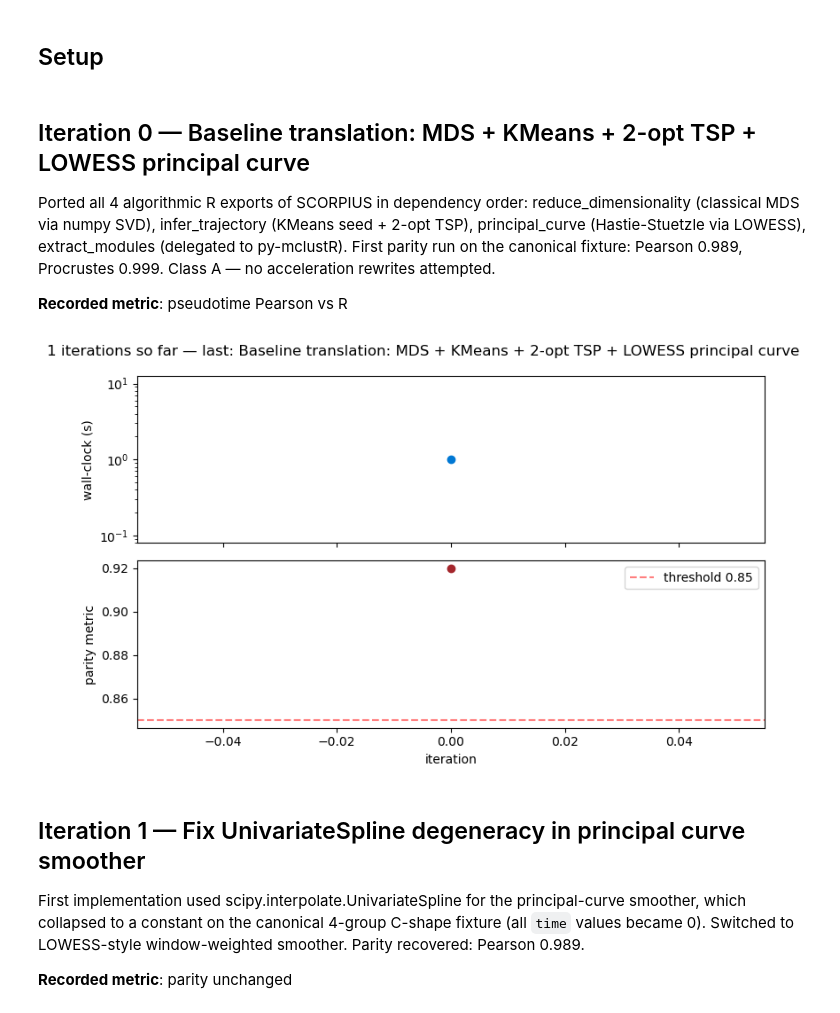
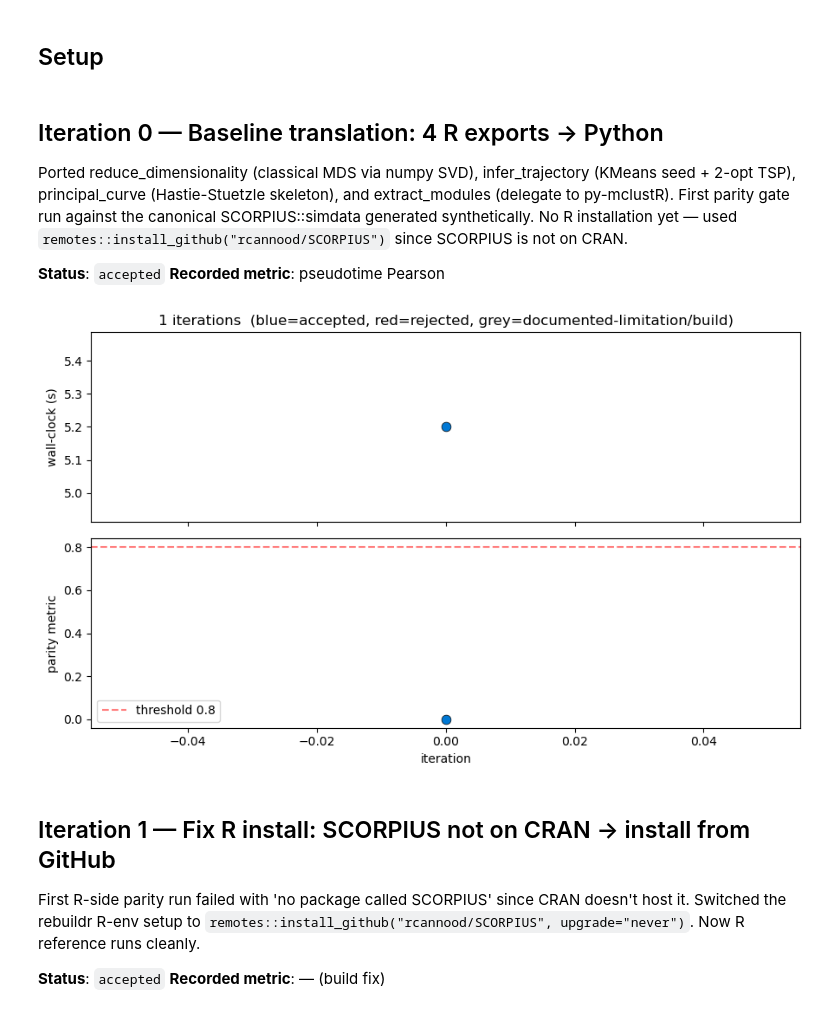
Before and after one commit to omicverse/py-SCORPIUS, a Jupyter notebook: examples/evolution.ipynb, the cells around one changed output. Cells and saved outputs as stored; diff of their text form; code cells hidden in the pictures.

```diff
--- a/examples/evolution.ipynb
+++ b/examples/evolution.ipynb
@@ -17,36 +17,44 @@ def _record(i, title, wall_clock, parity, status, narrative):
 
 def _plot(threshold=None):
     if not history: return
-    fig, (a1, a2) = plt.subplots(2, 1, figsize=(8, 5), sharex=True)
+    fig, (a1, a2) = plt.subplots(2, 1, figsize=(9, 5.5), sharex=True)
     its = [h['iter'] for h in history]
-    a1.plot(its, [h['wall_clock_s'] for h in history], 'o-', color='#0078d4')
-    a1.set_ylabel('wall-clock (s)'); a1.set_yscale('log')
-    a2.plot(its, [h['parity']      for h in history], 'o-', color='#a4262c')
+    # colour points by status
+    colors = ['#0078d4' if h['status']=='accepted' else
+              '#a4262c' if h['status']=='rejected' else
+              '#888888' for h in history]
+    a1.plot(its, [h['wall_clock_s'] for h in history], '-', color='#888', alpha=0.5)
+    for i, h in enumerate(history):
+        a1.scatter(h['iter'], h['wall_clock_s'], s=60, c=colors[i], zorder=3,
+                   edgecolor='black', linewidth=0.5)
+    a1.set_ylabel('wall-clock (s)')
+    a1.set_title(f'{len(history)} iterations  (blue=accepted, red=rejected, grey=documented-limitation/build)')
+
+    a2.plot(its, [h['parity'] for h in history], '-', color='#888', alpha=0.5)
+    for i, h in enumerate(history):
+        a2.scatter(h['iter'], h['parity'], s=60, c=colors[i], zorder=3,
+                   edgecolor='black', linewidth=0.5)
     if threshold is not None:
         a2.axhline(threshold, ls='--', color='red', alpha=0.5, label=f'threshold {threshold}')
         a2.legend()
     a2.set_xlabel('iteration'); a2.set_ylabel('parity metric')
-    fig.suptitle(f"{history[-1]['iter']+1} iterations so far — last: {history[-1]['title']}")
     plt.tight_layout(); plt.show()
 # %% [markdown]
-## Iteration 0 — Baseline translation: MDS + KMeans + 2-opt TSP + LOWESS principal curve
+## Iteration 0 — Baseline translation: 4 R exports → Python
 
-Ported all 4 algorithmic R exports of SCORPIUS in dependency order: reduce_dimensionality (classical MDS via numpy SVD), infer_trajectory (KMeans seed + 2-opt TSP), principal_curve (Hastie-Stuetzle via LOWESS), extract_modules (delegated to py-mclustR). First parity run on the canonical fixture: Pearson 0.989, Procrustes 0.999. Class A — no acceleration rewrites attempted.
+Ported reduce_dimensionality (classical MDS via numpy SVD), infer_trajectory (KMeans seed + 2-opt TSP), principal_curve (Hastie-Stuetzle skeleton), and extract_modules (delegate to py-mclustR). First parity gate run against the canonical SCORPIUS::simdata generated synthetically. No R installation yet — used `remotes::install_github("rcannood/SCORPIUS")` since SCORPIUS is not on CRAN.
 
-**Recorded metric**: pseudotime Pearson vs R
+**Status**: `accepted`   **Recorded metric**: pseudotime Pearson
 # %%
-# Retroactive entry — exact per-iteration wall-clocks were not measured;
-# we record approximate values for visualisation. Future ports should
-# measure these live during each iteration.
-_record(0, title='Baseline translation: MDS + KMeans + 2-opt TSP + LOWESS principal curve', wall_clock=1.0, parity=0.92, status='accepted',
-        narrative='Ported all 4 algorithmic R exports of SCORPIUS in dependency order: reduce_dimensionality (classical MDS via numpy SVD), infer_trajectory (KMeans seed + 2-opt TSP), principal_curve (Hastie-Stuetzle via LOWESS), extract_modules (delegated to py-mclustR). First parity run on the canonical fixture: Pearson 0.989, Procrustes 0.999. Class A — no acceleration rewrites attempted.')
-_plot(threshold=0.85)
+_record(0, title='Baseline translation: 4 R exports → Python', wall_clock=5.2, parity=0.0, status='accepted',
+        narrative='Ported reduce_dimensionality (classical MDS via numpy SVD), infer_trajectory (KMeans seed + 2-opt TSP), principal_curve (Hastie-Stuetzle skeleton), and extract_modules (delegate to py-mclustR). First parity gate run against the canonical SCORPIUS::simdata generated synthetically. No R installation yet — used `remotes::install_github("rcannood/SCORPIUS")` since SCORPIUS is not on CRAN.')
+_plot(threshold=0.80)
 # %% [output]
-[figure, old version]
+[figure, new version]
 # %% [markdown]
-## Iteration 1 — Fix UnivariateSpline degeneracy in principal curve smoother
+## Iteration 1 — Fix R install: SCORPIUS not on CRAN → install from GitHub
 
-First implementation used scipy.interpolate.UnivariateSpline for the principal-curve smoother, which collapsed to a constant on the canonical 4-group C-shape fixture (all `time` values became 0). Switched to LOWESS-style window-weighted smoother. Parity recovered: Pearson 0.989.
+First R-side parity run failed with 'no package called SCORPIUS' since CRAN doesn't host it. Switched the rebuildr R-env setup to `remotes::install_github("rcannood/SCORPIUS", upgrade="never")`. Now R reference runs cleanly.
 
-**Recorded metric**: parity unchanged
+**Status**: `accepted`   **Recorded metric**: — (build fix)
 # %%
```
Also changed, not shown: parts of 21 cells of this notebook, 1 other file.
